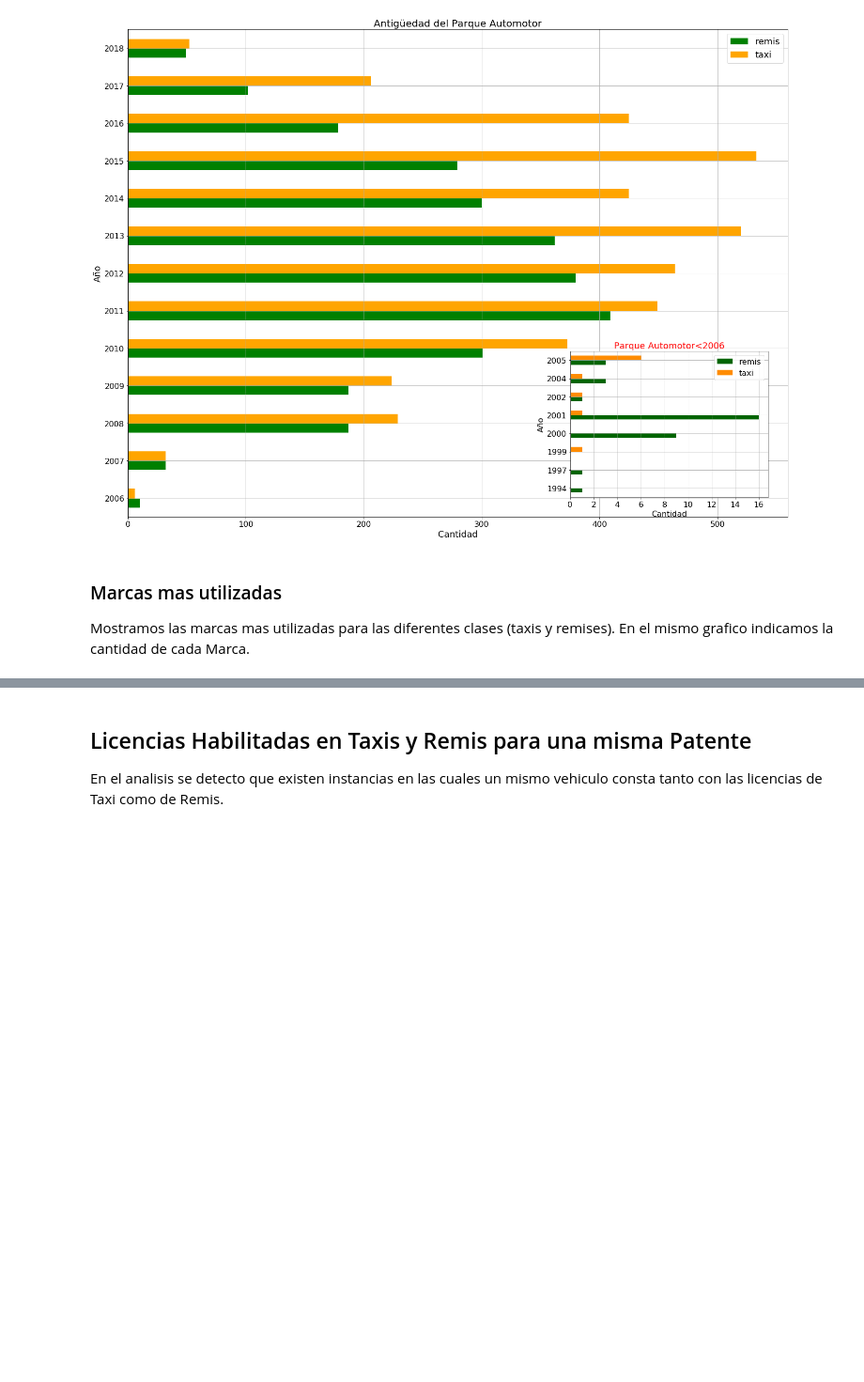
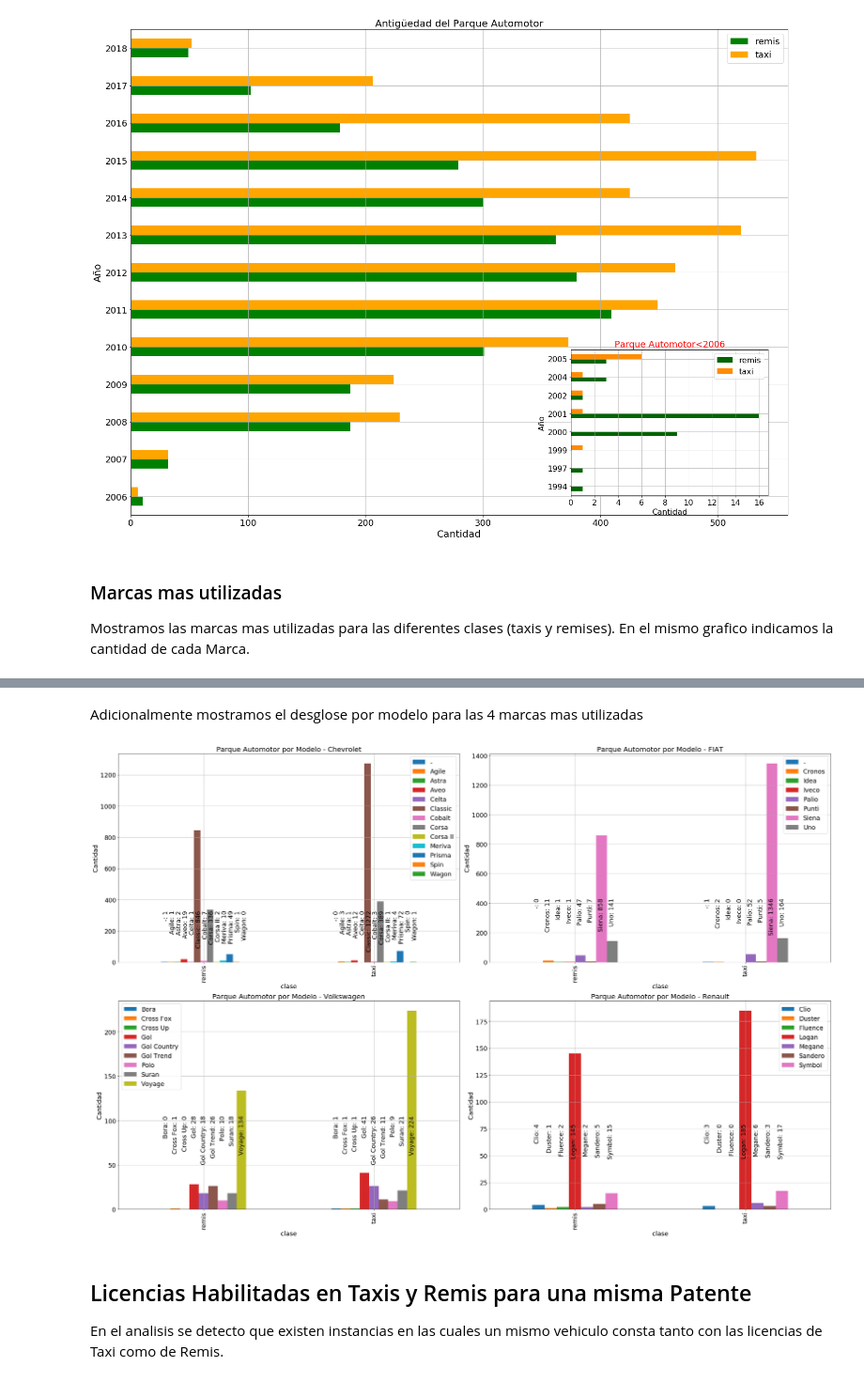
Before and after one commit to felixlapalma/datos_abiertos, a Jupyter notebook: remises_taxis_cba/taxis_remises_cba.ipynb, the cells around one changed output, grey strips where cells are left out. Shown at 94% size. Drawn from its saved outputs; the diff is of its cells as text; code cells hidden in the pictures; blank space fills up the shorter version.

```diff
--- a/remises_taxis_cba/taxis_remises_cba.ipynb
+++ b/remises_taxis_cba/taxis_remises_cba.ipynb
@@ -368,3 +369,34 @@ plt.savefig('img/parque_automotor_por_marca.png')
+# %% [markdown]
+Adicionalmente mostramos el desglose por modelo para las 4 marcas mas utilizadas
+# %%
+#helper
+pd_in=pd_cat_raw[~pd_cat_raw.Patente.duplicated()].copy()
+base_year=1994
+
+fig=plt.figure(figsize=(30,20))
+import matplotlib.gridspec as gridspec
+gs = gridspec.GridSpec(2, 2)
+yscale=[300,400,100,75]
+
+for j,marca in enumerate(['Chevrolet','FIAT','Volkswagen','Renault']):
+    pd_in=pd_cat_raw[~pd_cat_raw.Patente.duplicated()].copy()
+    pd_in=pd_in[pd_in.Marca_upd==marca]
+    pd_help=pd_in[pd_in['Año']>=base_year].groupby(by=['clase','Modelo']).count().unstack('Modelo')['Patente']
+    ax = plt.subplot(gs[j])
+    bars=pd_in[pd_in['Año']>=base_year].groupby(by=['clase','Modelo']).count().unstack('Modelo')['Patente'].plot(kind='bar',ax=ax,fontsize=18,stacked=False)
+    ax.set_title('Parque Automotor por Modelo - '+ marca,fontsize=20)
+    ax.set_ylabel('Cantidad',fontsize=18)
+    ax.set_xlabel('clase',fontsize=18)
+    ax.grid(True)
+    ax.legend(fontsize=18)
+    handles, labels = ax.get_legend_handles_labels()
+    for i, l in enumerate(labels):
+        for x,c in zip([0,1],['remis','taxi']):
+            ax.text(ax.containers[i][x].xy[0]+0.01,yscale[j],'{}: {:.0f}'.format(l,0 if np.isnan(pd_help.loc[c,l]) else pd_help.loc[c,l]),rotation=90,fontsize=18)
+plt.tight_layout()
+plt.savefig('img/parque_automotor_por_modelo.png')
+# %% [output]
+[figure, added]
 # %% [markdown]
 ## Licencias Habilitadas en Taxis y Remis para una misma Patente
 
```
Also changed, not shown: parts of 3 cells of this notebook, 2 other files.
